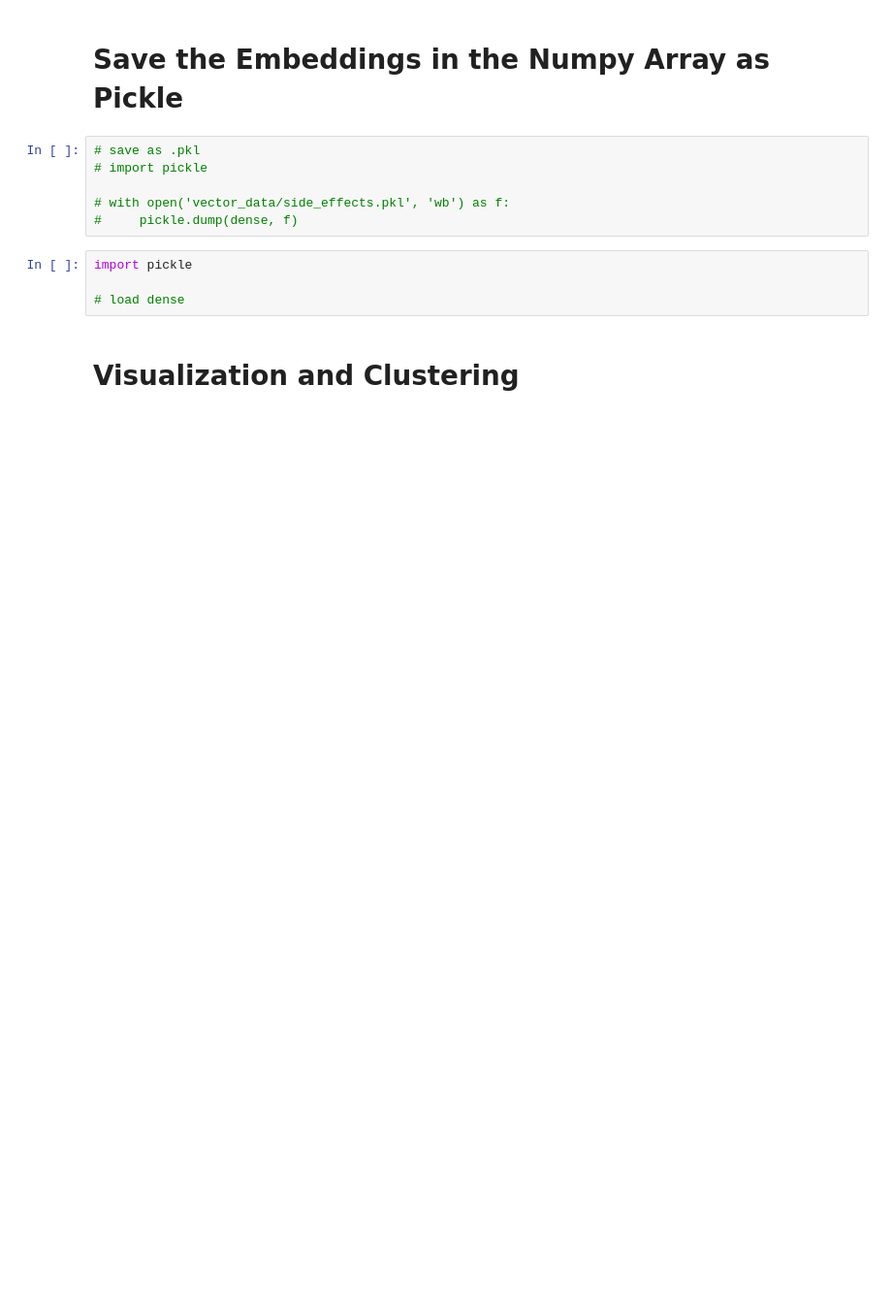
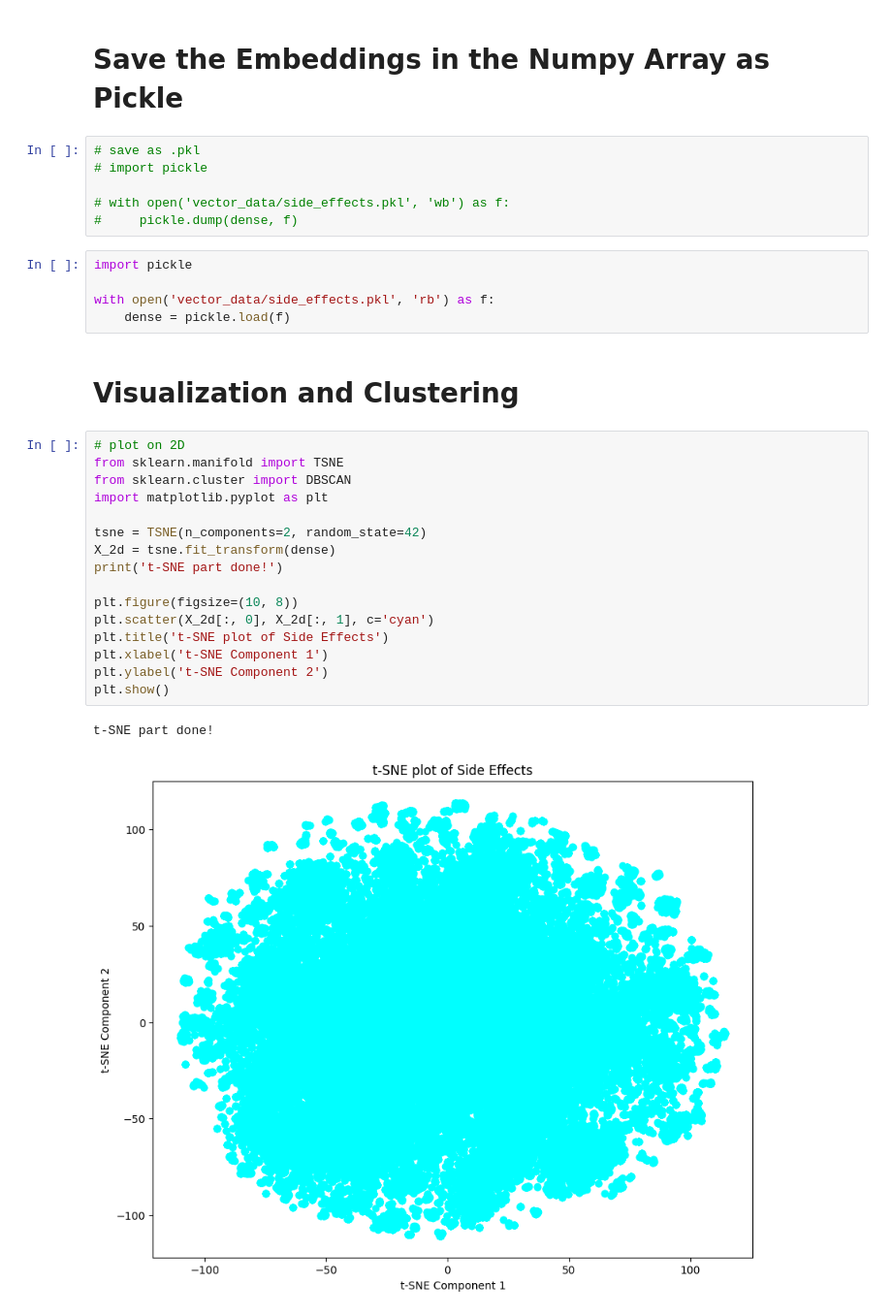
Before and after one commit to KorawutMing/drug-prediction, a Jupyter notebook: side_effects_visualization.ipynb, the cells around one changed output. Shown: that part at 97% size. Saved outputs shown, nothing was run; the diff lists cells and outputs as text; blank space fills up the shorter version.

```diff
--- a/side_effects_visualization.ipynb
+++ b/side_effects_visualization.ipynb
@@ -51,10 +56,30 @@ limit = 75604
 
 # with open('vector_data/side_effects.pkl', 'wb') as f:
 #     pickle.dump(dense, f)
-# %%
-import pickle
-
-# load dense
+# %%
+import pickle
+
+with open('vector_data/side_effects.pkl', 'rb') as f:
+    dense = pickle.load(f)
 # %% [markdown]
 # Visualization and Clustering
+# %%
+# plot on 2D
+from sklearn.manifold import TSNE
+from sklearn.cluster import DBSCAN
+import matplotlib.pyplot as plt
+
+tsne = TSNE(n_components=2, random_state=42)
+X_2d = tsne.fit_transform(dense)
+print('t-SNE part done!')
+
+plt.figure(figsize=(10, 8))
+plt.scatter(X_2d[:, 0], X_2d[:, 1], c='cyan')
+plt.title('t-SNE plot of Side Effects')
+plt.xlabel('t-SNE Component 1')
+plt.ylabel('t-SNE Component 2')
+plt.show()
+# %% [output]
+t-SNE part done!
+[figure, added]
 # %%
```
Also changed, not shown: parts of 4 cells of this notebook, 4 other files.
